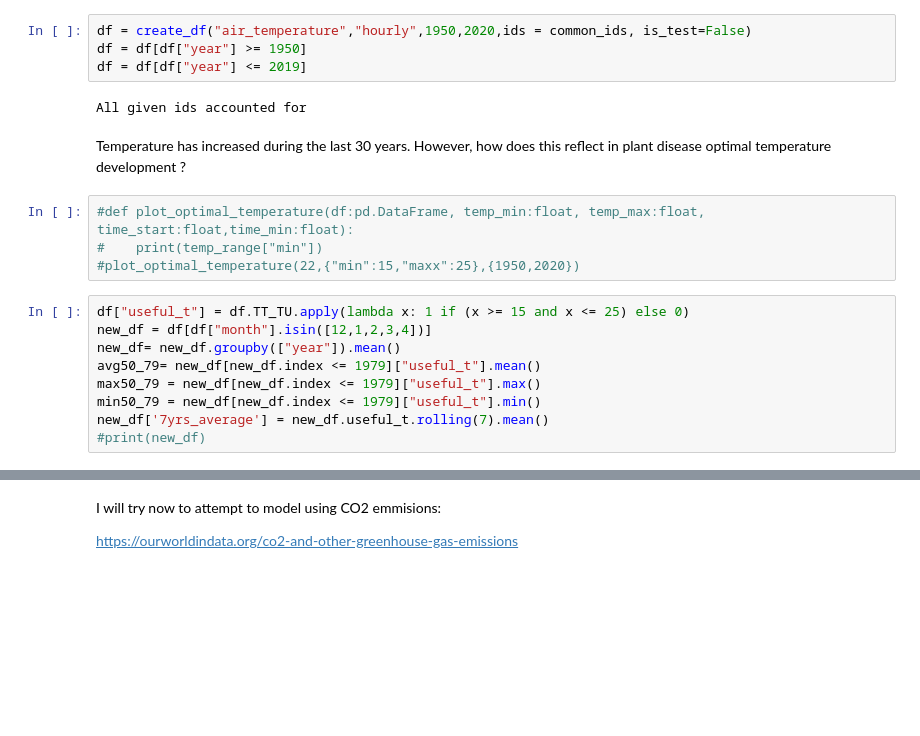
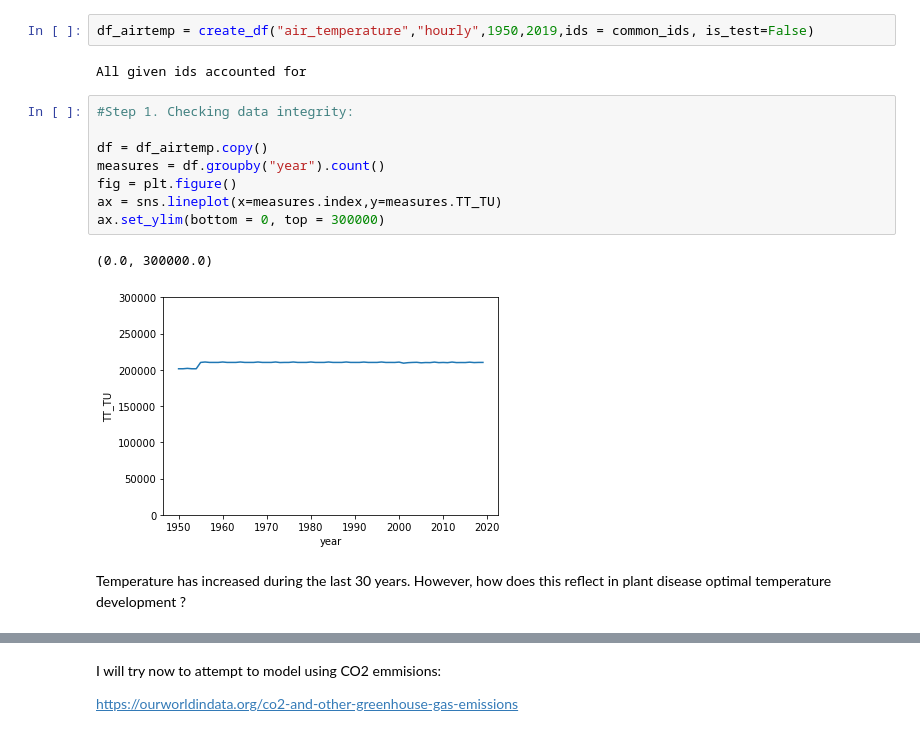
Before and after one commit to serbanradulescu/master_thesis, a Jupyter notebook: project.ipynb, the cells around one changed output, grey strips where cells are left out. Drawn from its saved outputs; the diff is of its cells as text; blank space fills up the shorter version.

Commit message:
feature: major changes in plots

```diff
--- a/project.ipynb
+++ b/project.ipynb
@@ -103,23 +103,19 @@ For the Eastern part of Germany, 30 years of climate change have to be dropped f
 ## Step 2. Results
 ### 1. Temperature
 # %%
-df = create_df("air_temperature","hourly",1950,2020,ids = common_ids, is_test=False)
-df = df[df["year"] >= 1950]
-df = df[df["year"] <= 2019]
+df_airtemp = create_df("air_temperature","hourly",1950,2019,ids = common_ids, is_test=False)
 # %% [output]
 All given ids accounted for
+# %%
+#Step 1. Checking data integrity:
+
+df = df_airtemp.copy()
+measures = df.groupby("year").count()
+fig = plt.figure()
+ax = sns.lineplot(x=measures.index,y=measures.TT_TU)
+ax.set_ylim(bottom = 0, top = 300000)
+# %% [output]
+(0.0, 300000.0)
+[figure, added]
 # %% [markdown]
 Temperature has increased during the last 30 years. However, how does this reflect in plant disease optimal temperature development ?
-# %%
-#def plot_optimal_temperature(df:pd.DataFrame, temp_min:float, temp_max:float, time_start:float,time_min:float):
-#    print(temp_range["min"])
-#plot_optimal_temperature(22,{"min":15,"maxx":25},{1950,2020})
-# %%
-df["useful_t"] = df.TT_TU.apply(lambda x: 1 if (x >= 15 and x <= 25) else 0)
-new_df = df[df["month"].isin([12,1,2,3,4])]
-new_df= new_df.groupby(["year"]).mean()
-avg50_79= new_df[new_df.index <= 1979]["useful_t"].mean()
-max50_79 = new_df[new_df.index <= 1979]["useful_t"].max()
-min50_79 = new_df[new_df.index <= 1979]["useful_t"].min()
-new_df['7yrs_average'] = new_df.useful_t.rolling(7).mean()
-#print(new_df)
```
Also changed, not shown: parts of 4 cells of this notebook, 1 other file.
